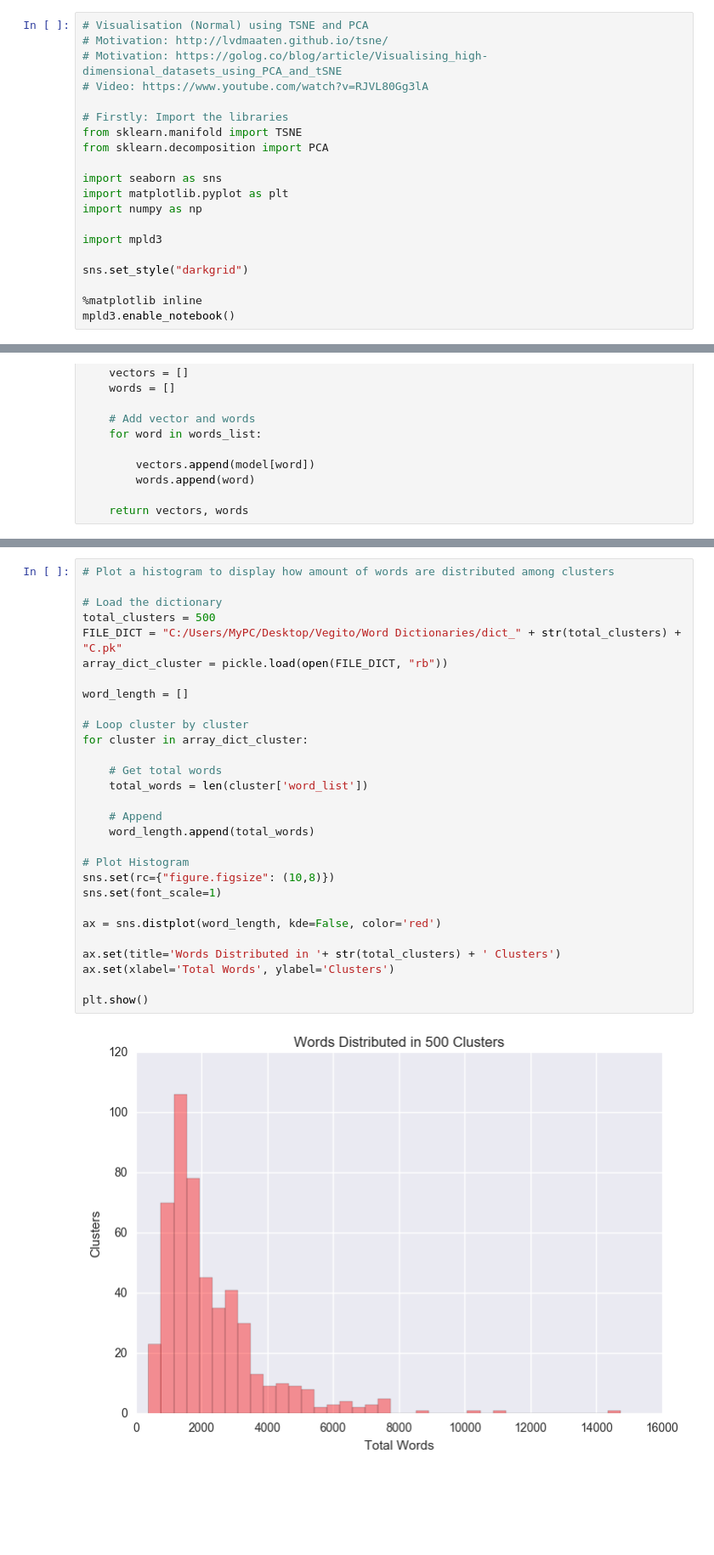
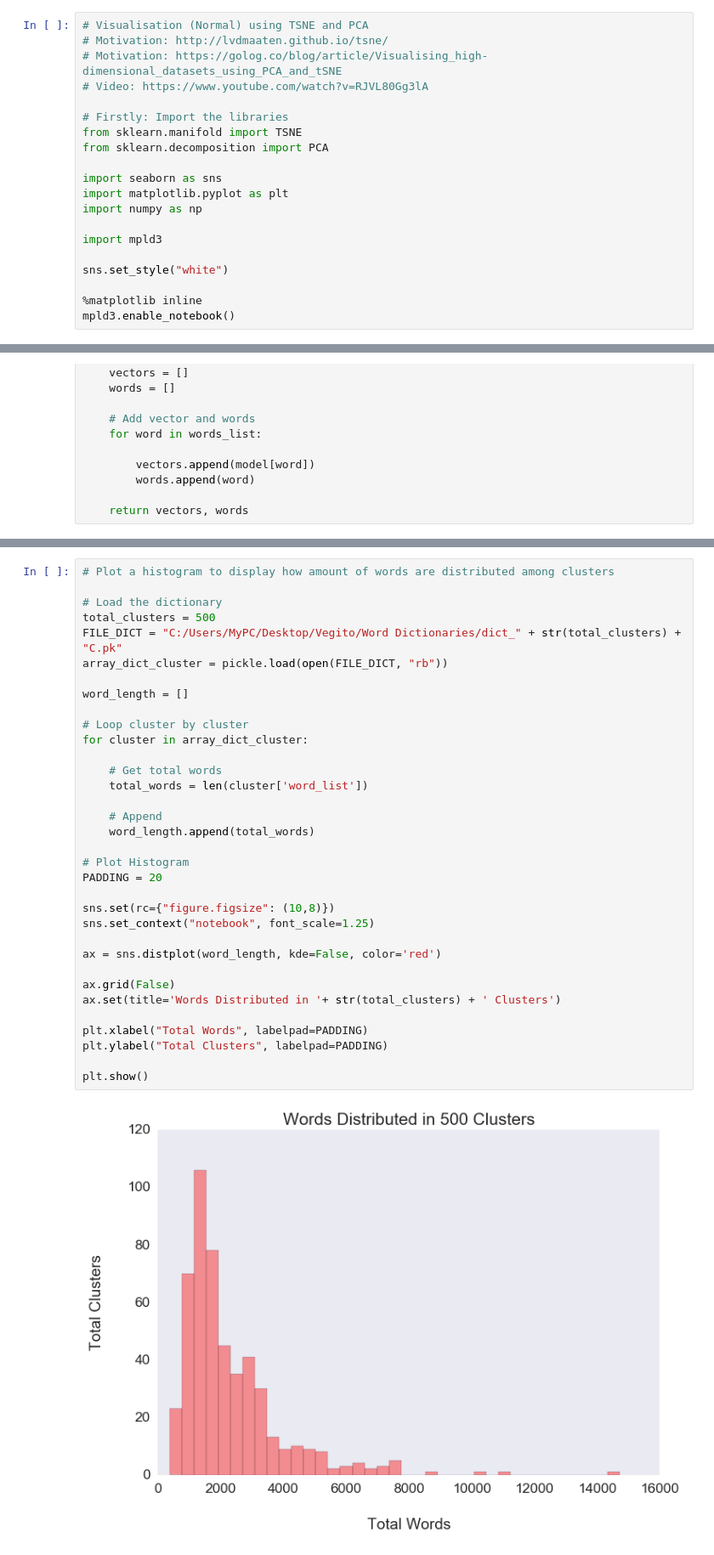
Before and after one commit to tazeek/BullyDetect, a Jupyter notebook: Python Notebooks/Word2Vec Evaluation.ipynb, the cells around one changed output, grey strips where cells are left out. Shown at 85% size. Saved outputs shown, nothing was run; the diff lists cells and outputs as text; blank space fills up the shorter version.

Commit message:
Improved visualisation of histogram and TSNE

```diff
--- a/Python Notebooks/Word2Vec Evaluation.ipynb
+++ b/Python Notebooks/Word2Vec Evaluation.ipynb
@@ -131,7 +131,7 @@ import numpy as np
 
 import mpld3
 
-sns.set_style("darkgrid")
+sns.set_style("white")
 
 %matplotlib inline
 mpld3.enable_notebook()
@@ -241,31 +235,36 @@ TIME TAKEN (TSNE):  7.50492787361145
 # %%
 # Plot a histogram to display how amount of words are distributed among clusters
 
 # Load the dictionary
 total_clusters = 500
 FILE_DICT = "C:/Users/MyPC/Desktop/Vegito/Word Dictionaries/dict_" + str(total_clusters) + "C.pk"
 array_dict_cluster = pickle.load(open(FILE_DICT, "rb"))
 
 word_length = []
 
 # Loop cluster by cluster
 for cluster in array_dict_cluster:
 
     # Get total words
     total_words = len(cluster['word_list'])
 
     # Append
     word_length.append(total_words)
 
 # Plot Histogram
+PADDING = 20
+
 sns.set(rc={"figure.figsize": (10,8)})
-sns.set(font_scale=1)
+sns.set_context("notebook", font_scale=1.25)
 
 ax = sns.distplot(word_length, kde=False, color='red')
 
+ax.grid(False)
 ax.set(title='Words Distributed in '+ str(total_clusters) + ' Clusters')
-ax.set(xlabel='Total Words', ylabel='Clusters')
+
+plt.xlabel("Total Words", labelpad=PADDING)
+plt.ylabel("Total Clusters", labelpad=PADDING)
 
 plt.show()
 # %% [output]
-[figure, old version]
+[figure, new version]
```
Also changed, not shown: parts of 1 cell of this notebook.
